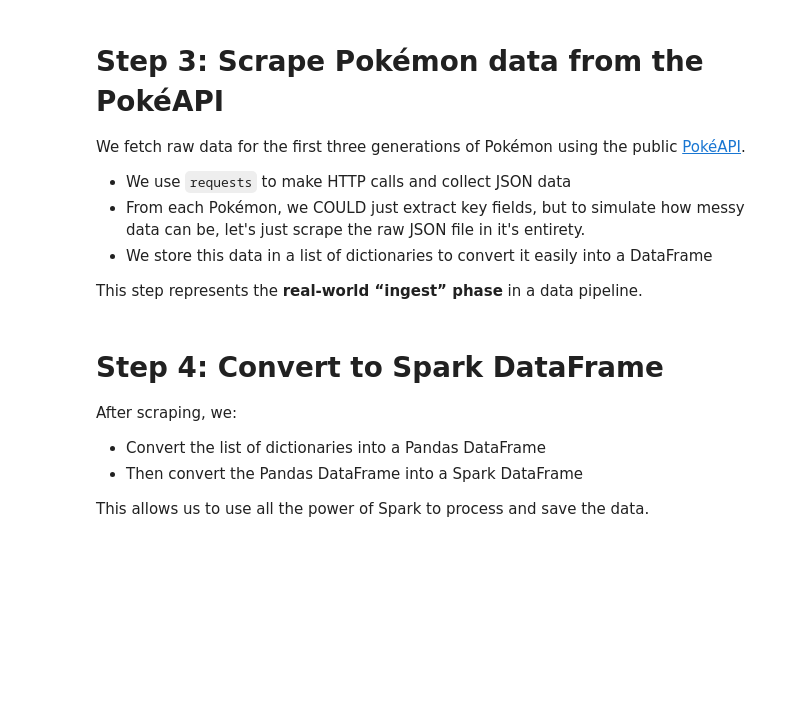
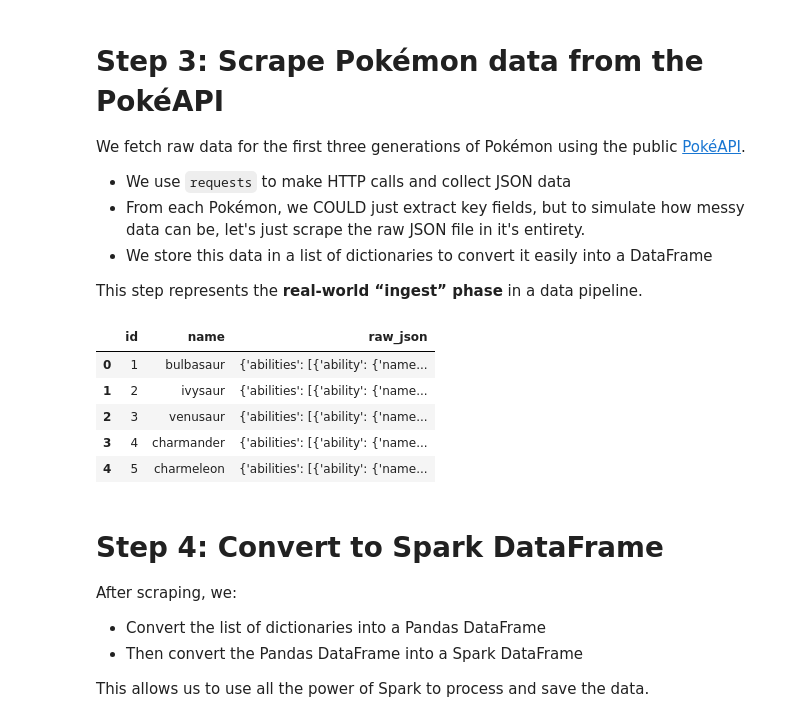
Before and after one commit to LoVaKo/DemoPipe, a Jupyter notebook: notebooks/01_bronze.ipynb, the cells around one changed output. Saved outputs shown, nothing was run; the diff lists cells and outputs as text; code cells hidden in the pictures; blank space fills up the shorter version.

Commit message:
Fix JSON dump in scraping code

```diff
--- a/notebooks/01_bronze.ipynb
+++ b/notebooks/01_bronze.ipynb
@@ -99,25 +122,33 @@ This step represents the **real-world “ingest” phase** in a data pipeline.
 # %%
 import requests
 import pandas as pd
+import json
 
 # Scrape all available fields for the first three generations of Pokémon
 pokemon_data = []
 
 for i in range(1, 387):
     response = requests.get(f"https://pokeapi.co/api/v2/pokemon/{i}")
     if response.status_code == 200:
         raw_json = response.json()
         pokemon_data.append({
             "id": raw_json["id"],
             "name": raw_json["name"],
-            "raw_json": raw_json  # 💡 Store full response here
+            "raw_json": json.dumps(raw_json)  # 💡 Store full response here
         })
 
 # Convert to a Pandas DataFrame
 pdf = pd.DataFrame(pokemon_data)
 
 # Preview the structure
 pdf.head()
+# %% [output]
+|  | id | name | raw_json |
+| 0 | 1 | bulbasaur | {'abilities': [{'ability': {'name... |
+| 1 | 2 | ivysaur | {'abilities': [{'ability': {'name... |
+| 2 | 3 | venusaur | {'abilities': [{'ability': {'name... |
+| 3 | 4 | charmander | {'abilities': [{'ability': {'name... |
+| 4 | 5 | charmeleon | {'abilities': [{'ability': {'name... |
 # %% [markdown]
 # Step 4: Convert to Spark DataFrame
 After scraping, we:
```
Also changed, not shown: parts of 4 cells of this notebook, 1 other file.
